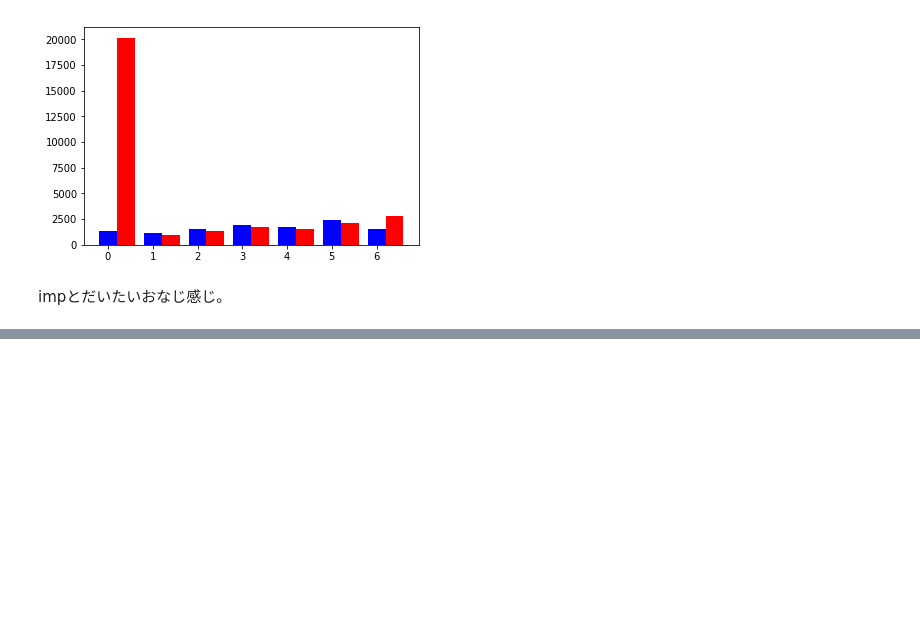
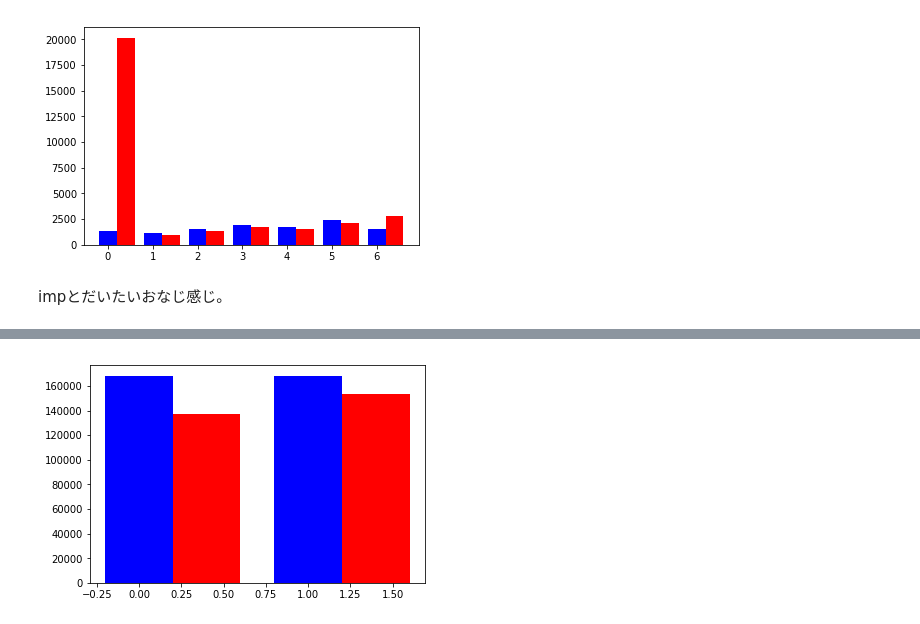
Before and after one commit to g0nta/sandbox, a Jupyter notebook: NY_Times/NY_Times.ipynb, the cells around one changed output, grey strips where cells are left out. Drawn from its saved outputs; the diff is of its cells as text; code cells hidden in the pictures; blank space fills up the shorter version.

```diff
--- a/NY_Times/NY_Times.ipynb
+++ b/NY_Times/NY_Times.ipynb
@@ -48,0 +73,11 @@ impとだいたいおなじ感じ。
+# %%
+group_signed_man = df.where(df['Gender']==1).groupby('Signed_In').apply(lambda x:x['Signed_In'].count())
+group_signed_wman = df.where(df['Gender']==0).groupby('Signed_In').apply(lambda x:x['Signed_In'].count())
+# %%
+idx = np.arange(2)
+w = 0.4
+plt.bar(idx, group_signed_man, width=w, color='b', label='Signed_man')
+plt.bar(idx+w, group_signed_wman, width=w, color='r', label='Signed_wman')
+plt.show()
+# %% [output]
+[figure, added]
```
Also changed, not shown: parts of 19 cells of this notebook.
